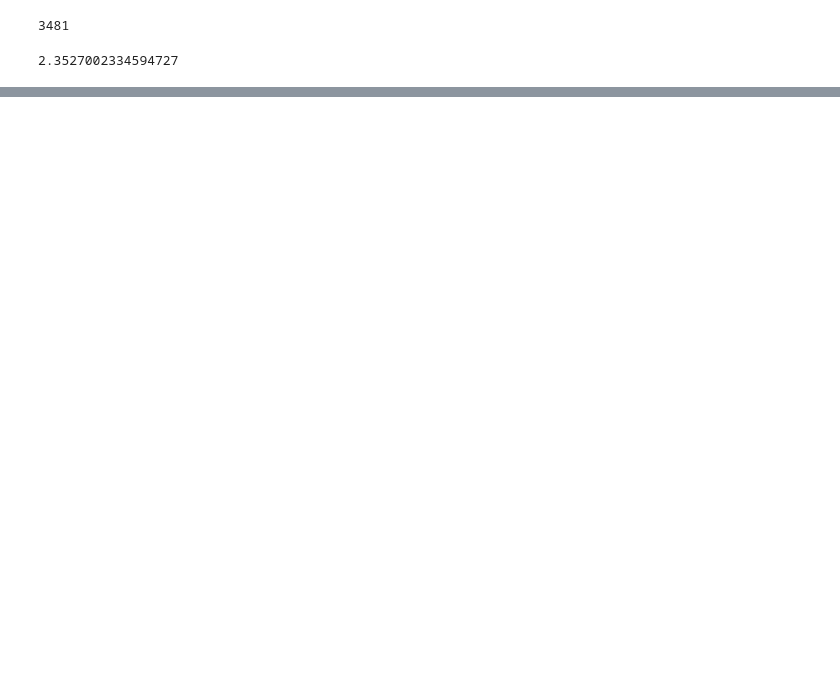
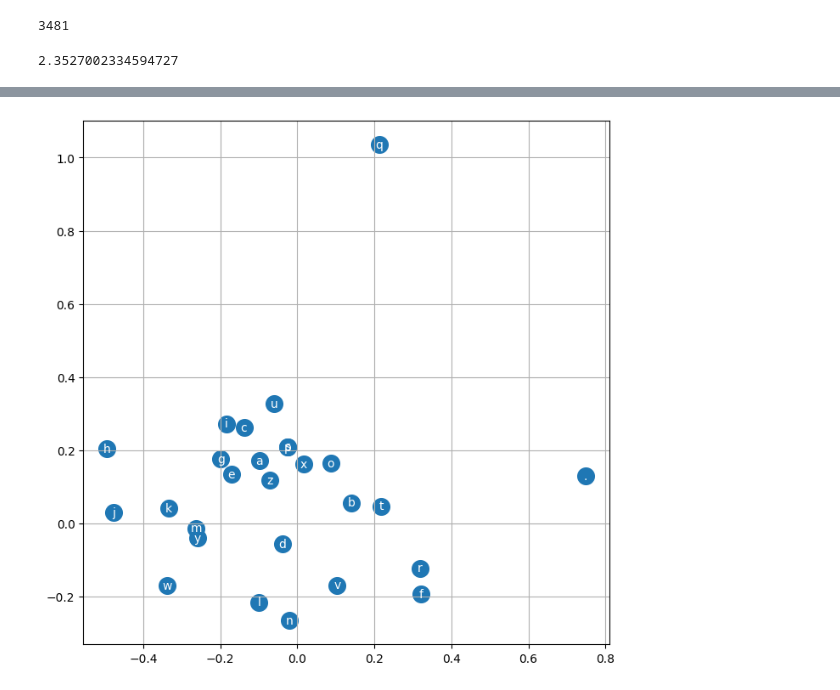
Before and after one commit to sganguly3000ai/makemore, a Jupyter notebook: makemore_02.ipynb, the cells around one changed output, grey strips where cells are left out. Cells and saved outputs as stored; diff of their text form; code cells hidden in the pictures; blank space fills up the shorter version.

```diff
--- a/makemore_02.ipynb
+++ b/makemore_02.ipynb
@@ -280,0 +328,18 @@ torch.Size([142960, 100])
+# %%
+# train and dev(test) shows similar loss. so the model is not overfitting
+# the model is underfitting since the train and dev losses are very similar
+# that basically tells us that the neural net is not large enough
+# so lets make the network larger
+
+g   =   torch.Generator().manual_seed(2147483647)
+C   =   torch.randn((27,10), generator = g) # change C from(27,2) to (27,10) each character represented by 10 numbers
+# changing the embedding dimensions to 27,10 make the input to the first layer as 3*10 = 30
+W1  =   torch.randn((30,200), generator = g)  # we lowered the neuron size to 200 from 300
+b1  =   torch.randn((200), generator = g)
+W2  =   torch.randn((200,27), generator = g)      # 27 possible outputs for 27 lowercase english characters
+b2  =   torch.randn((27), generator = g)
+parameters  = [C, W1, b1, W2, b2]
+# %%
+lri   = []    # used to track the learning rate
+lossi = []    # used to track the losses for the given lr
+stepi = []    # track the steps
@@ -280,0 +422,13 @@ torch.Size([142960, 100])
+# %%
+# looks like making the size of the network larger did not make much difference
+# so let visualize how the character embedings are looking after the training
+# in the plot we see that the model has learned somewhat and there are some clustering of the characters
+# the characters are not all over the place
+# so now we will increase the dimensions of the embedding C
+plt.figure(figsize=(8,8))
+plt.scatter(C[:,0].data, C[:,1].data, s=200)
+for i in range(C.shape[0]):
+  plt.text(C[i,0].item(), C[i,1].item(), itos[i], ha="center", va="center", color="white")
+plt.grid('minor')
+# %% [output]
+[figure, added]
```
Also changed, not shown: parts of 21 cells of this notebook.
